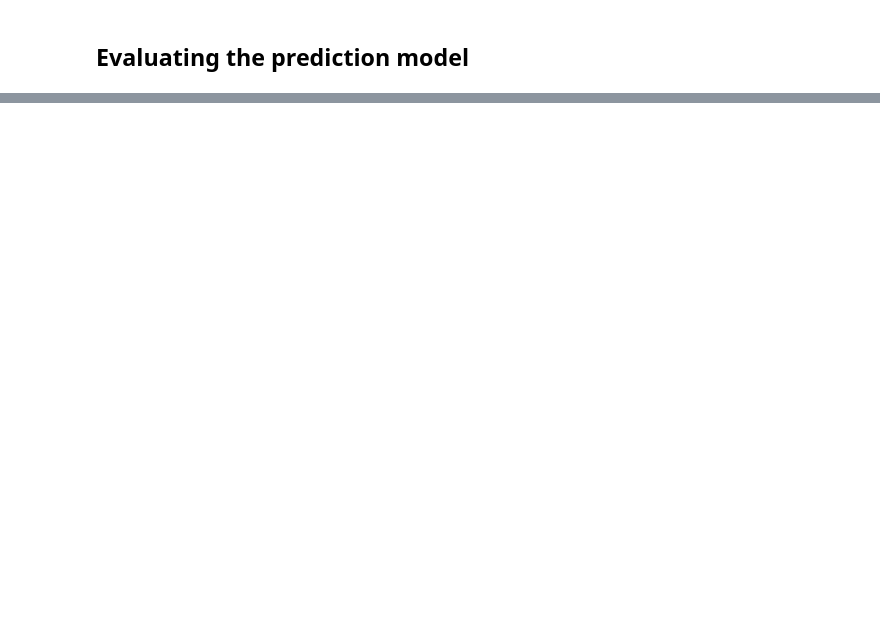
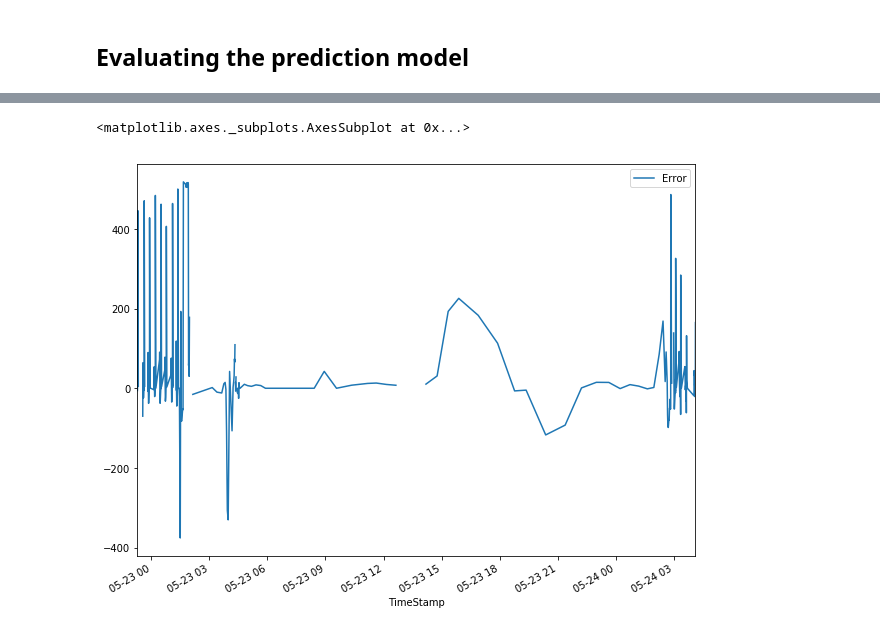
Before and after one commit to JalkapalloX/JBG060-Data-Challenge-3, a Jupyter notebook: Utility/ImputeFunction.ipynb, the cells around one changed output, grey strips where cells are left out. Cells and saved outputs as stored; diff of their text form; code cells hidden in the pictures; blank space fills up the shorter version.

```diff
--- a/Utility/ImputeFunction.ipynb
+++ b/Utility/ImputeFunction.ipynb
@@ -440,0 +265,5 @@ ax.legend(['Predicted', "True"])
+# %%
+flow_dumb_predicted.plot(x = 'TimeStamp', y = 'Error', figsize = (10,8)) # error plot for all numerical predictions
+# %% [output]
+<matplotlib.axes._subplots.AxesSubplot at 0x...>
+[figure, added]
```
Also changed, not shown: parts of 32 cells of this notebook.
